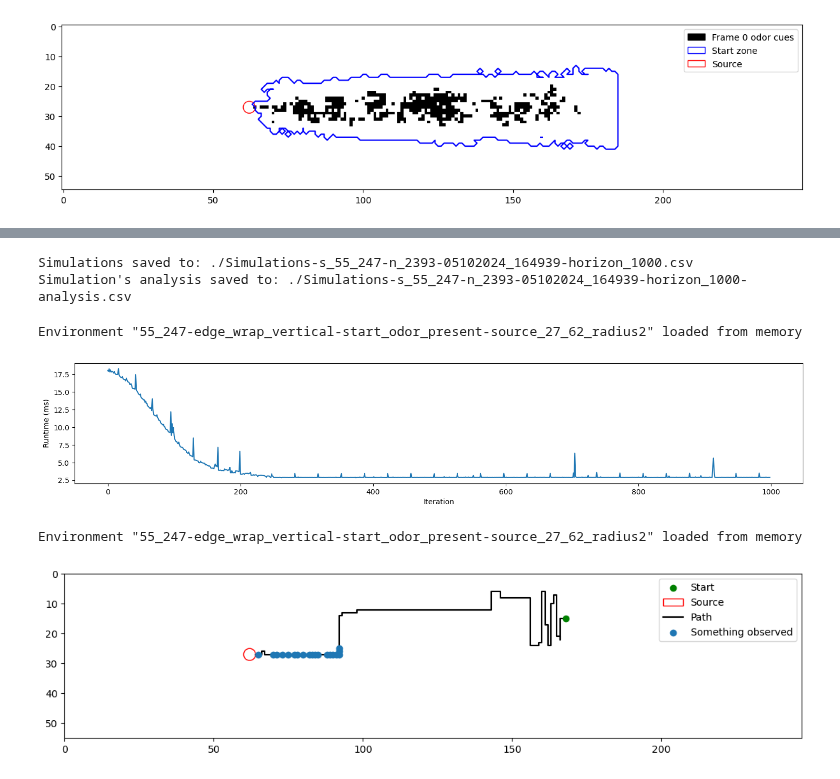
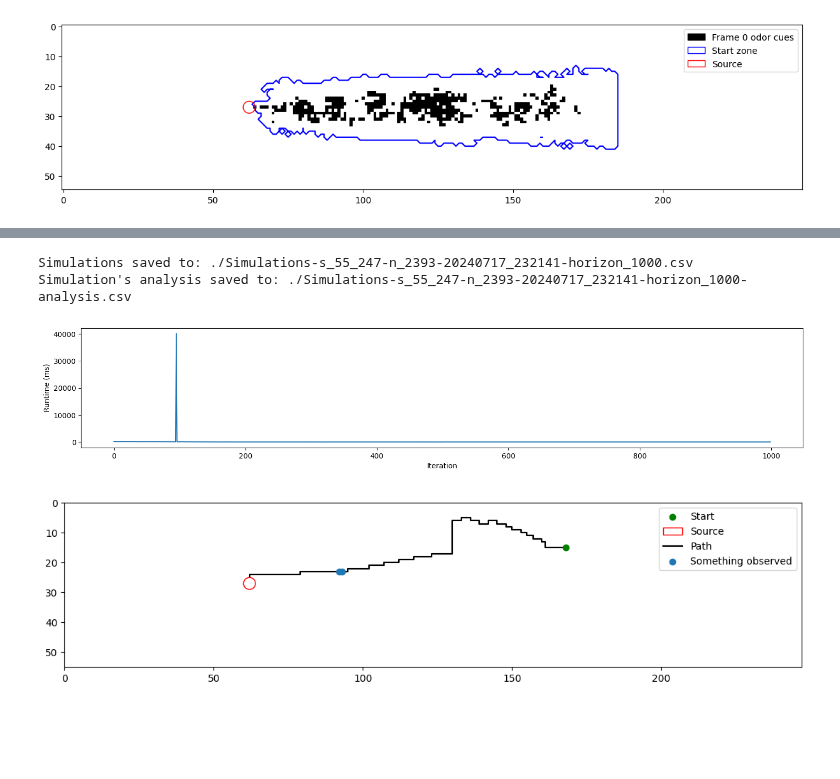
Before and after one commit to PimLb/olfactory-navigation, a Jupyter notebook: experiments/pomdp_agent_training.ipynb, the cells around one changed output, grey strips where cells are left out. Drawn from its saved outputs; the diff is of its cells as text; code cells hidden in the pictures; blank space fills up the shorter version.

```diff
--- a/experiments/pomdp_agent_training.ipynb
+++ b/experiments/pomdp_agent_training.ipynb
@@ -16,8 +16,8 @@ import cupy as cp
 from cupy.cuda import runtime as cuda_runtime
 cuda_runtime.setDevice(0)
 # %%
-data_path = "/storage/rando/data/nose_data_27_123.npy" # INSERT YOUR PATH
-# data_path = "G:\\My Drive\\Documents\\Universita di Genova\\Pimlb work\\nose_data_27_123.npy"
+# data_path = "/storage/rando/data/nose_data_27_123.npy" # INSERT YOUR PATH
+data_path = "G:\\My Drive\\Documents\\Universita di Genova\\Pimlb work\\nose_data_27_123.h5"
 
 env = Environment(data_file=data_path,
                   data_source_position=[13, 0],
@@ -37,3 +41,3 @@ ag = FSVI_Agent(env)
 # %%
-_ = ag.train(expansions=300, force=True, use_gpu=True)
+_ = ag.train(expansions=10, force=True, use_gpu=True)
 # %% [output]
@@ -89,21 +93,17 @@ hist.analysis_df
 # %%
 hist.save()
 # %% [output]
-Simulations saved to: ./Simulations-s_55_247-n_2393-05102024_164939-horizon_1000.csv
-Simulation's analysis saved to: ./Simulations-s_55_247-n_2393-05102024_164939-horizon_1000-analysis.csv
+Simulations saved to: ./Simulations-s_55_247-n_2393-20240717_232141-horizon_1000.csv
+Simulation's analysis saved to: ./Simulations-s_55_247-n_2393-20240717_232141-horizon_1000-analysis.csv
 # %%
-loaded_hist = SimulationHistory.load_from_file('./Simulations-s_55_247-n_2393-05102024_164939-horizon_1000.csv', agent=ag)
+loaded_hist = SimulationHistory.load_from_file('./Simulations-s_55_247-n_2393-20240717_232141-horizon_1000.csv', agent=ag)
-# %% [output]
-Environment "55_247-edge_wrap_vertical-start_odor_present-source_27_62_radius2" loaded from memory
 # %%
 loaded_hist.plot_runtimes()
 # %% [output]
-[figure, old version]
+[figure, new version]
 # %%
-hist2 = SimulationHistory.load_from_file('./Simulations-s_55_247-n_100-horizon_198-03192024_181337.csv')
+hist2 = SimulationHistory.load_from_file('./Simulations-s_55_247-n_2393-20240717_232141-horizon_1000.csv', environment=env, agent=ag)
-# %% [output]
-Environment "55_247-edge_wrap_vertical-start_odor_present-source_27_62_radius2" loaded from memory
 # %%
-loaded_hist.plot(3)
+hist2.plot(3)
 # %% [output]
-[figure, old version]
+[figure, new version]
```
Also changed, not shown: parts of 7 cells of this notebook, 5 other files.
